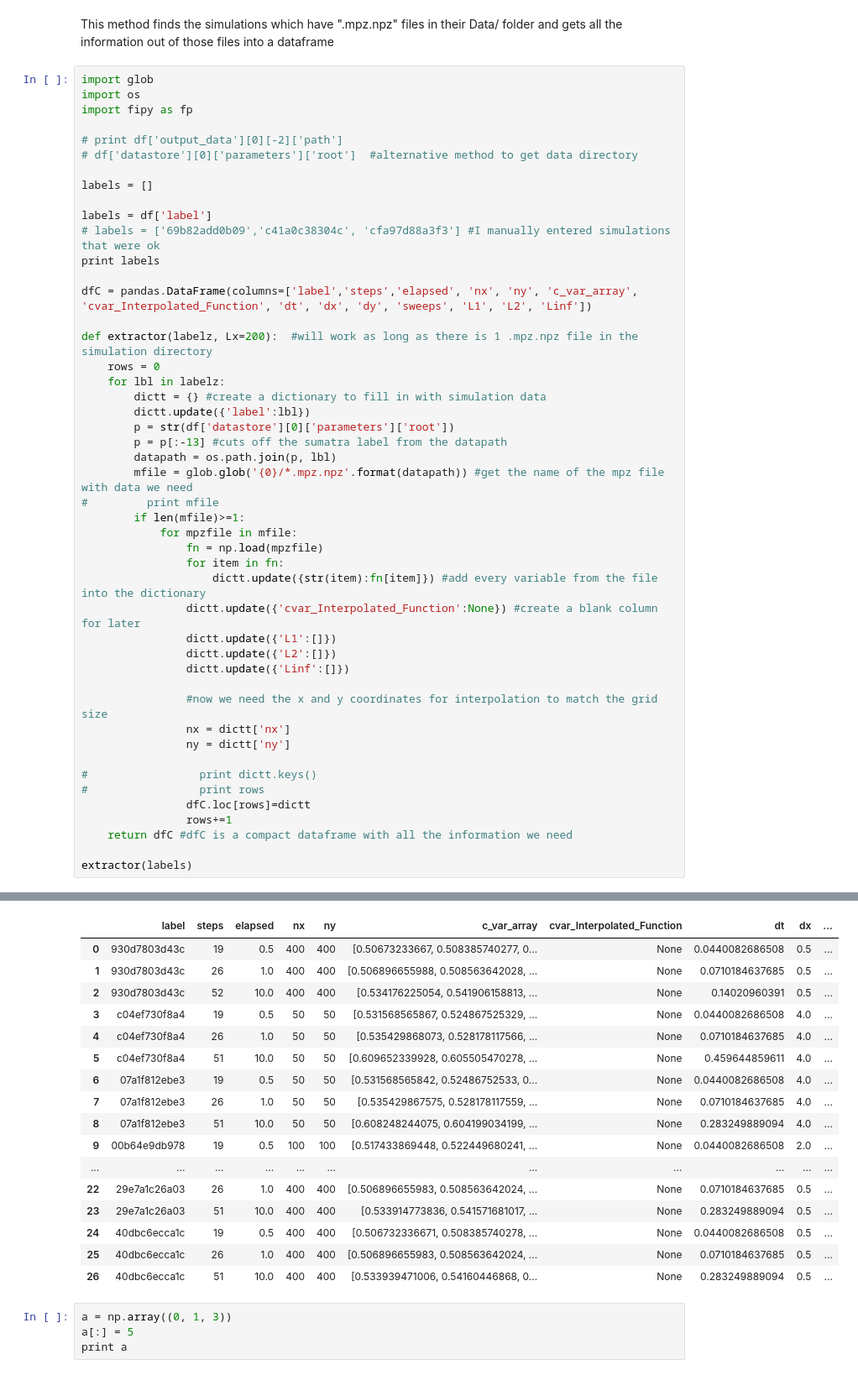
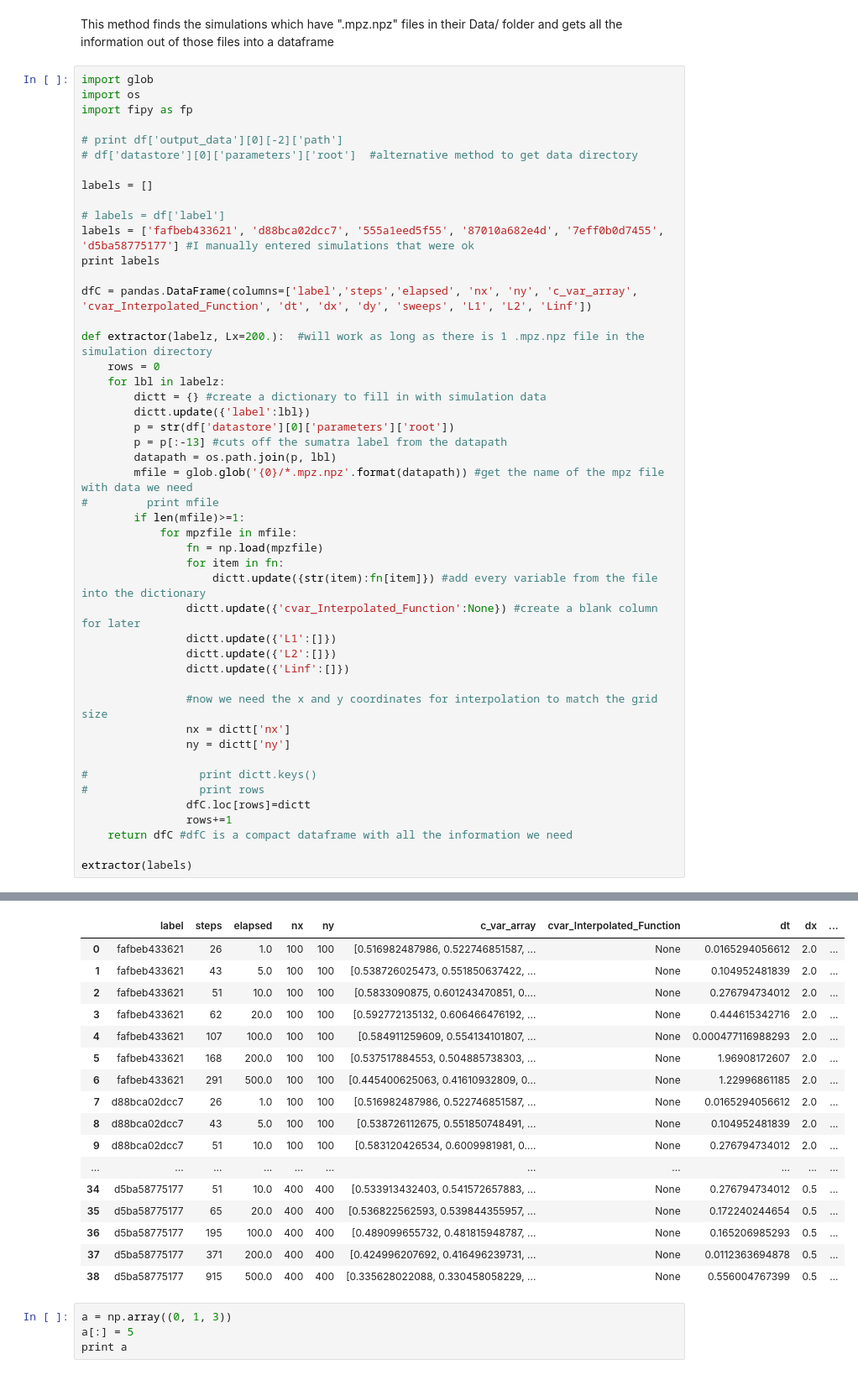
Before and after one commit to evgenjevich/corr-sumatra2, a Jupyter notebook: DataExtract.ipynb, the cells around one changed output, grey strips where cells are left out. Shown at 84% size. Cells and saved outputs as stored; diff of their text form.

```diff
--- a/DataExtract.ipynb
+++ b/DataExtract.ipynb
@@ -28,13 +28,13 @@ import fipy as fp
 
 labels = []
 
-labels = df['label']
-# labels = ['69b82add0b09','c41a0c38304c', 'cfa97d88a3f3'] #I manually entered simulations that were ok
+# labels = df['label']
+labels = ['fafbeb433621', 'd88bca02dcc7', '555a1eed5f55', '87010a682e4d', '7eff0b0d7455', 'd5ba58775177'] #I manually entered simulations that were ok
 print labels
 
 dfC = pandas.DataFrame(columns=['label','steps','elapsed', 'nx', 'ny', 'c_var_array', 'cvar_Interpolated_Function', 'dt', 'dx', 'dy', 'sweeps', 'L1', 'L2', 'Linf'])
 
-def extractor(labelz, Lx=200):  #will work as long as there is 1 .mpz.npz file in the simulation directory
+def extractor(labelz, Lx=200.):  #will work as long as there is 1 .mpz.npz file in the simulation directory
     rows = 0
     for lbl in labelz:
         dictt = {} #create a dictionary to fill in with simulation data
@@ -80,20 +70,20 @@ Name: label, dtype: object
 |  | label | steps | elapsed | nx | ny | c_var_array | cvar_Interpolated_Function | dt | dx | ... |
-| 0 | 930d7803d43c | 19 | 0.5 | 400 | 400 | [0.50673233667, 0.508385740277, 0... | None | 0.0440082686508 | 0.5 | ... |
-| 1 | 930d7803d43c | 26 | 1.0 | 400 | 400 | [0.506896655988, 0.508563642028, ... | None | 0.0710184637685 | 0.5 | ... |
-| 2 | 930d7803d43c | 52 | 10.0 | 400 | 400 | [0.534176225054, 0.541906158813, ... | None | 0.14020960391 | 0.5 | ... |
-| 3 | c04ef730f8a4 | 19 | 0.5 | 50 | 50 | [0.531568565867, 0.524867525329, ... | None | 0.0440082686508 | 4.0 | ... |
-| 4 | c04ef730f8a4 | 26 | 1.0 | 50 | 50 | [0.535429868073, 0.528178117566, ... | None | 0.0710184637685 | 4.0 | ... |
-| 5 | c04ef730f8a4 | 51 | 10.0 | 50 | 50 | [0.609652339928, 0.605505470278, ... | None | 0.459644859611 | 4.0 | ... |
-| 6 | 07a1f812ebe3 | 19 | 0.5 | 50 | 50 | [0.531568565842, 0.52486752533, 0... | None | 0.0440082686508 | 4.0 | ... |
-| 7 | 07a1f812ebe3 | 26 | 1.0 | 50 | 50 | [0.535429867575, 0.528178117559, ... | None | 0.0710184637685 | 4.0 | ... |
-| 8 | 07a1f812ebe3 | 51 | 10.0 | 50 | 50 | [0.608248244075, 0.604199034199, ... | None | 0.283249889094 | 4.0 | ... |
-| 9 | 00b64e9db978 | 19 | 0.5 | 100 | 100 | [0.517433869448, 0.522449680241, ... | None | 0.0440082686508 | 2.0 | ... |
+| 0 | fafbeb433621 | 26 | 1.0 | 100 | 100 | [0.516982487986, 0.522746851587, ... | None | 0.0165294056612 | 2.0 | ... |
+| 1 | fafbeb433621 | 43 | 5.0 | 100 | 100 | [0.538726025473, 0.551850637422, ... | None | 0.104952481839 | 2.0 | ... |
+| 2 | fafbeb433621 | 51 | 10.0 | 100 | 100 | [0.5833090875, 0.601243470851, 0.... | None | 0.276794734012 | 2.0 | ... |
+| 3 | fafbeb433621 | 62 | 20.0 | 100 | 100 | [0.592772135132, 0.606466476192, ... | None | 0.444615342716 | 2.0 | ... |
+| 4 | fafbeb433621 | 107 | 100.0 | 100 | 100 | [0.584911259609, 0.554134101807, ... | None | 0.000477116988293 | 2.0 | ... |
+| 5 | fafbeb433621 | 168 | 200.0 | 100 | 100 | [0.537517884553, 0.504885738303, ... | None | 1.96908172607 | 2.0 | ... |
+| 6 | fafbeb433621 | 291 | 500.0 | 100 | 100 | [0.445400625063, 0.41610932809, 0... | None | 1.22996861185 | 2.0 | ... |
+| 7 | d88bca02dcc7 | 26 | 1.0 | 100 | 100 | [0.516982487986, 0.522746851587, ... | None | 0.0165294056612 | 2.0 | ... |
+| 8 | d88bca02dcc7 | 43 | 5.0 | 100 | 100 | [0.538726112675, 0.551850748491, ... | None | 0.104952481839 | 2.0 | ... |
+| 9 | d88bca02dcc7 | 51 | 10.0 | 100 | 100 | [0.583120426534, 0.6009981981, 0.... | None | 0.276794734012 | 2.0 | ... |
 | ... | ... | ... | ... | ... | ... | ... | ... | ... | ... | ... |
-| 22 | 29e7a1c26a03 | 26 | 1.0 | 400 | 400 | [0.506896655983, 0.508563642024, ... | None | 0.0710184637685 | 0.5 | ... |
-| 23 | 29e7a1c26a03 | 51 | 10.0 | 400 | 400 | [0.533914773836, 0.541571681017, ... | None | 0.283249889094 | 0.5 | ... |
-| 24 | 40dbc6ecca1c | 19 | 0.5 | 400 | 400 | [0.506732336671, 0.508385740278, ... | None | 0.0440082686508 | 0.5 | ... |
-| 25 | 40dbc6ecca1c | 26 | 1.0 | 400 | 400 | [0.506896655983, 0.508563642024, ... | None | 0.0710184637685 | 0.5 | ... |
-| 26 | 40dbc6ecca1c | 51 | 10.0 | 400 | 400 | [0.533939471006, 0.54160446868, 0... | None | 0.283249889094 | 0.5 | ... |
+| 34 | d5ba58775177 | 51 | 10.0 | 400 | 400 | [0.533913432403, 0.541572657883, ... | None | 0.276794734012 | 0.5 | ... |
+| 35 | d5ba58775177 | 65 | 20.0 | 400 | 400 | [0.536822562593, 0.539844355957, ... | None | 0.172240244654 | 0.5 | ... |
+| 36 | d5ba58775177 | 195 | 100.0 | 400 | 400 | [0.489099655732, 0.481815948787, ... | None | 0.165206985293 | 0.5 | ... |
+| 37 | d5ba58775177 | 371 | 200.0 | 400 | 400 | [0.424996207692, 0.416496239731, ... | None | 0.0112363694878 | 0.5 | ... |
+| 38 | d5ba58775177 | 915 | 500.0 | 400 | 400 | [0.335628022088, 0.330458058229, ... | None | 0.556004767399 | 0.5 | ... |
 # %%
 a = np.array((0, 1, 3))
 a[:] = 5
```
Also changed, not shown: parts of 14 cells of this notebook.
